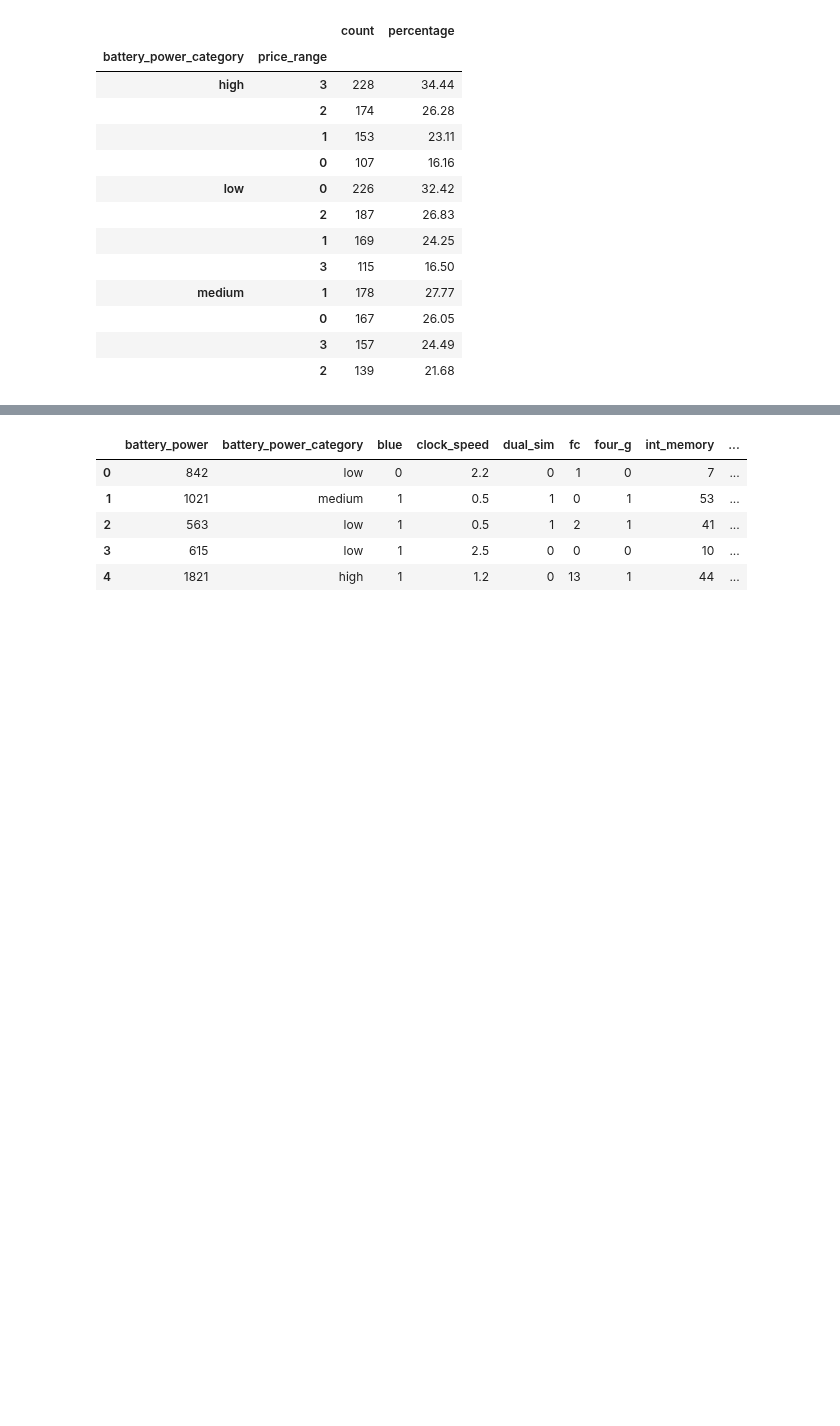
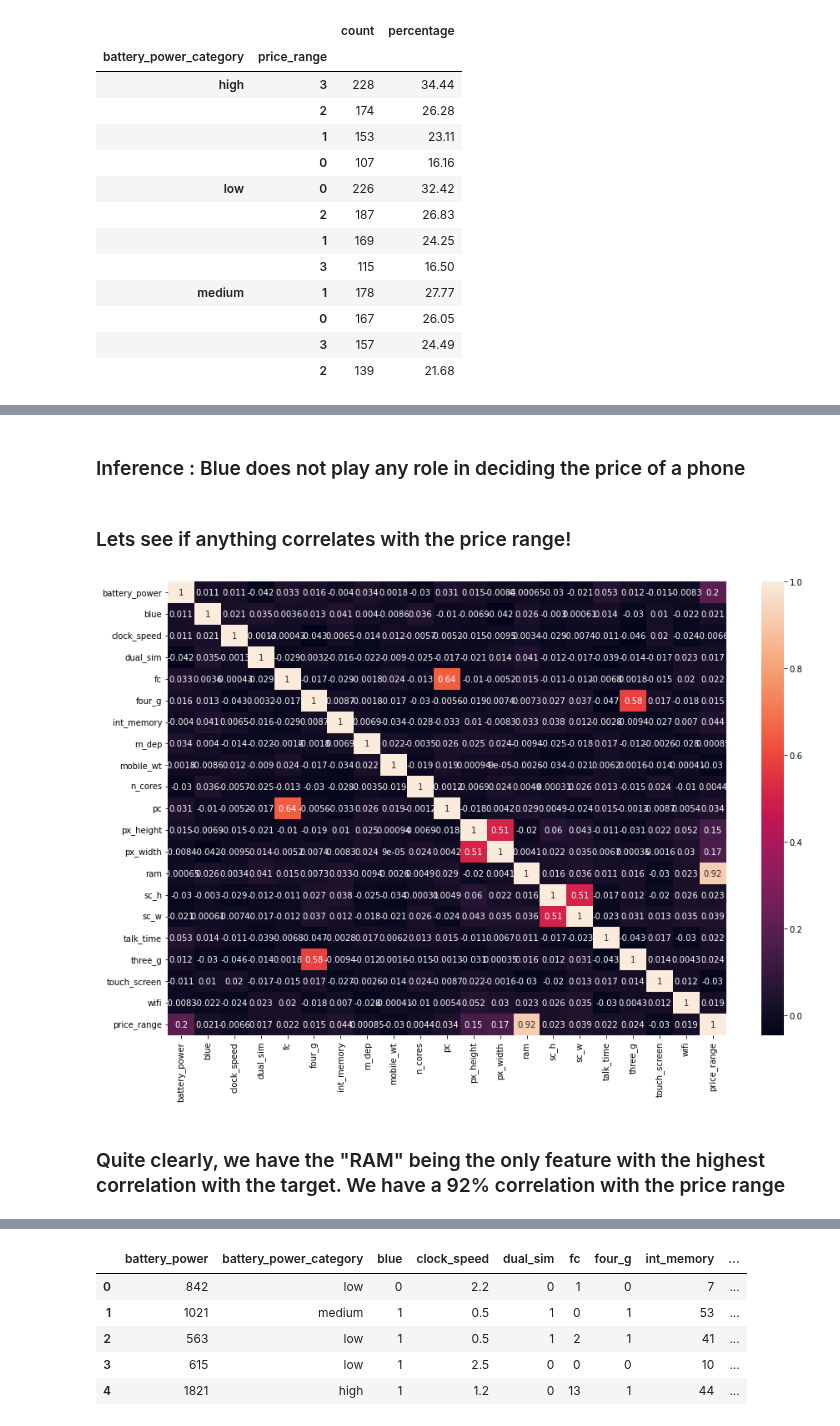
Before and after one commit to SharanKalyan/Mobile-Price-Classification-Kaggle, a Jupyter notebook: Analysis.ipynb, the cells around one changed output, grey strips where cells are left out. Saved outputs shown, nothing was run; the diff lists cells and outputs as text; code cells hidden in the pictures; blank space fills up the shorter version.

```diff
--- a/Analysis.ipynb
+++ b/Analysis.ipynb
@@ -186,0 +237,12 @@ bpc.rename(columns={'price_range':'count'})
+# %% [markdown]
+### Inference : Blue does not play any role in deciding the price of a phone
+# %% [markdown]
+### Lets see if anything correlates with the price range!
+# %%
+plt.figure(figsize=(15,10))
+sns.heatmap(df.corr(),annot=True)
+plt.show()
+# %% [output]
+[figure, added]
+# %% [markdown]
+### Quite clearly, we have the "RAM" being the only feature with the highest correlation with the target. We have a 92% correlation with the price range
```
Also changed, not shown: parts of 25 cells of this notebook.
